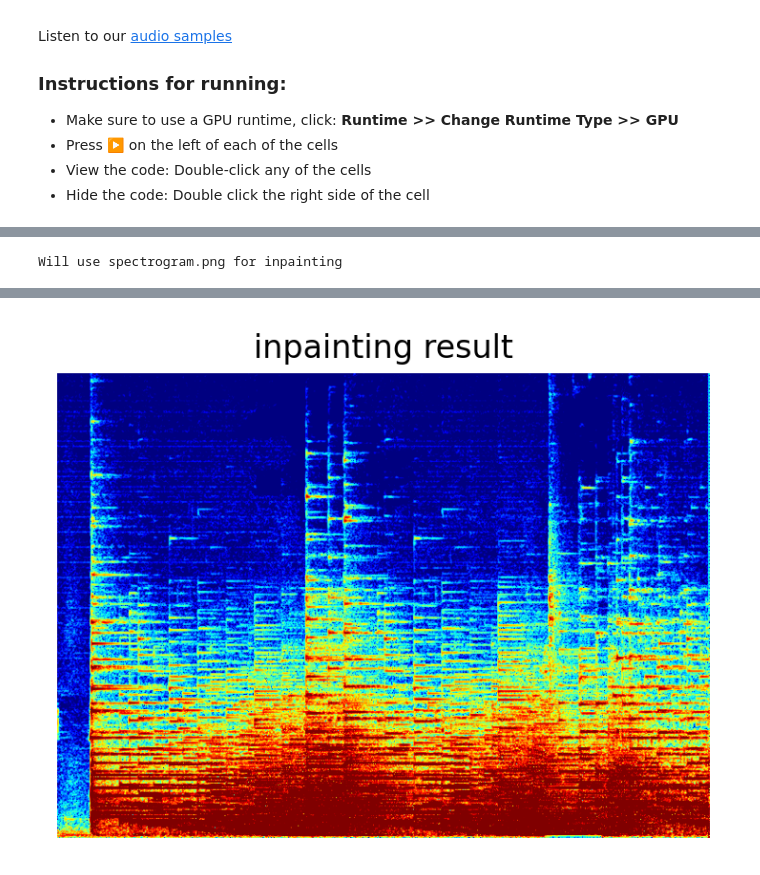
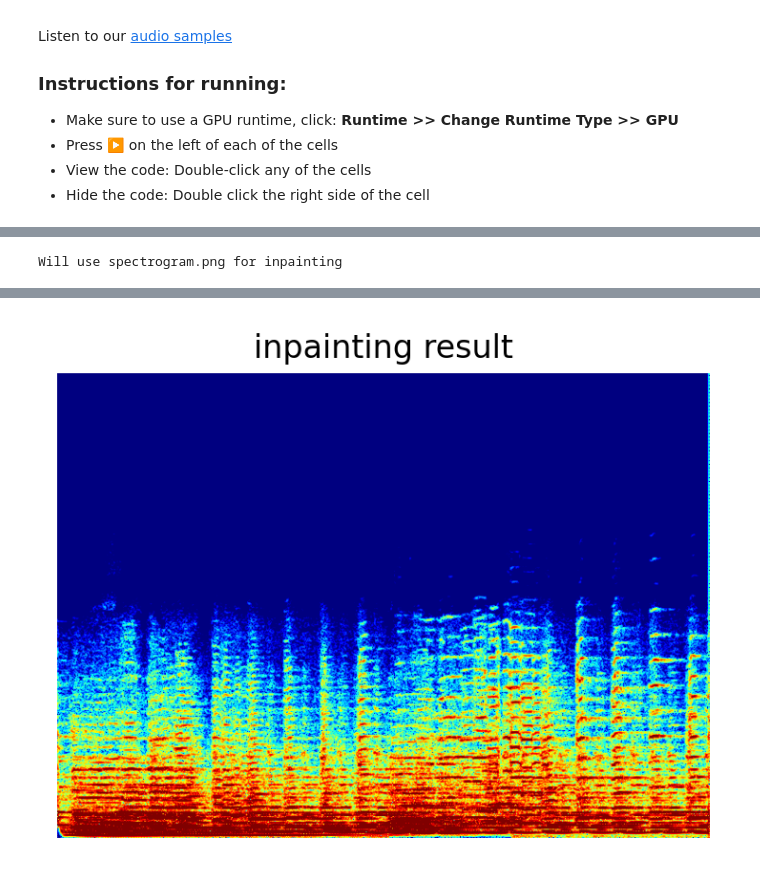
Before and after one commit to eloimoliner/audio-inpainting-diffusion, a Jupyter notebook: notebooks/demo_inpainting_spectrogram.ipynb, the cells around one changed output, grey strips where cells are left out. Drawn from its saved outputs; the diff is of its cells as text; code cells hidden in the pictures.

```diff
--- a/notebooks/demo_inpainting_spectrogram.ipynb
+++ b/notebooks/demo_inpainting_spectrogram.ipynb
@@ -16,6 +16,8 @@ Listen to our [audio samples](http://research.spa.aalto.fi/publications/papers/i
 * Press ▶️ on the left of each of the cells
 * View the code: Double-click any of the cells
 * Hide the code: Double click the right side of the cell
+# %%
+model = 'musicnet' #@param ["maestro", "musicnet"]
 # %%
 %cd /content/
 !git clone https://github.com/eloimoliner/audio-inpainting-diffusion.git
@@ -58,9 +63,13 @@ Successfully installed wget-3.2
 
 import hydra
 with hydra.initialize(config_path="conf"):
-    ckpt="/content/audio-inpainting-diffusion/experiments/cqtdiff+_MAESTRO/maestro_22k_8s-750000.pt"
-    #args = hydra.compose(config_name="conf.yaml", overrides=["exp=musicnet44k_4s","network=paper_1912_unet_cqt_oct_attention_44k_2","tester.checkpoint={ckpt}".format(ckpt=ckpt)], return_hydra_config=True)
-    args = hydra.compose(config_name="conf.yaml", overrides=["exp=maestro22k_8s","network=paper_1912_unet_cqt_oct_attention_adaLN_2","tester.checkpoint={ckpt}".format(ckpt=ckpt)], return_hydra_config=True)
+    if model=="maestro":
+        ckpt="/content/audio-inpainting-diffusion/experiments/cqtdiff+_MAESTRO/maestro_22k_8s-750000.pt"
+
+        args = hydra.compose(config_name="conf.yaml", overrides=["exp=maestro22k_8s","network=paper_1912_unet_cqt_oct_attention_adaLN_2","tester.checkpoint={ckpt}".format(ckpt=ckpt)], return_hydra_config=True)
+    elif model=="musicnet":
+        ckpt="/content/audio-inpainting-diffusion/experiments/cqtdiff+_MUSICNET/musicnet_44k_4s-560000.pt"
+        args = hydra.compose(config_name="conf.yaml", overrides=["exp=musicnet44k_4s","network=paper_1912_unet_cqt_oct_attention_44k_2","tester.checkpoint={ckpt}".format(ckpt=ckpt)], return_hydra_config=True)
 import os
 import re
 import json
@@ -234,7 +243,7 @@ import glob
 import numpy as np
 import cv2
 
-example = 1 #@param {type:"slider", min:0, max:9, step:1}
+example = 0 #@param {type:"slider", min:0, max:9, step:1}
 files=glob.glob(os.path.join("data_dir_2","*.wav"))
 audio_file=files[example]
 
@@ -243,7 +252,10 @@ import soundfile as sf
 
 segnp, fs =sf.read(audio_file)
 print(segnp.shape)
-assert fs==22050
+if model=="maestro":
+  assert fs==22050
+elif model=="musicnet":
+  assert fs==44100
 
 n=os.path.basename(audio_file)
 n=os.path.splitext(n)[0]
@@ -268,5 +280,6 @@ name="spectrogram.png"
 cv2.imwrite(name, X)
 input=seg.cpu().numpy()
 from IPython.display import Audio
-Audio(input, rate=22050)
+
+Audio(input, rate=fs)
 # %% [output]
@@ -274,7 +287,8 @@ Audio(input, rate=22050)
 [interactive output not drawn]
 # %%
-tester.sampler.xi=0.25
+tester.sampler.xi=0.35
 tester.sampler.nb_steps=100
+tester.sampler.order=2
 # %%
 #@title Draw a Mask, Press Finish, Wait for Inpainting
 
@@ -316,7 +330,7 @@ _=plt.title('inpainting result')
 plt.show()
 fname = None
 
-Audio(pred.cpu().numpy(), rate=22050)
+Audio(pred.cpu().numpy(), rate=fs)
 # %% [output]
 Will use spectrogram.png for inpainting
 [interactive output not drawn]
@@ -324,5 +337,5 @@ WARNING, strange fs tensor(22050.)
 torch.Size([1, 184320]) torch.Size([1, 184184])
 torch.Size([1, 184184]) torch.Size([1, 184184])
-[figure, old version]
+[figure, new version]
 [interactive output not drawn]
 # %%
```
Also changed, not shown: parts of 5 cells of this notebook.
